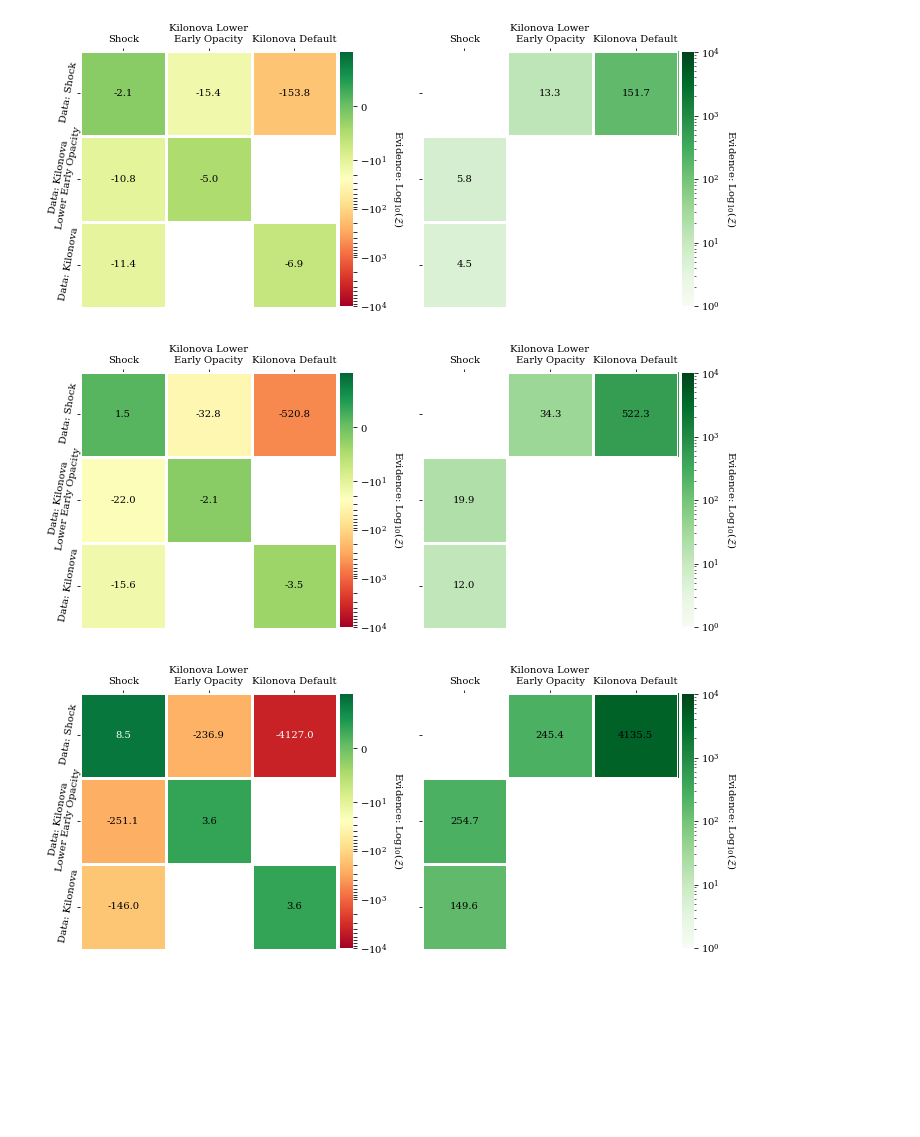
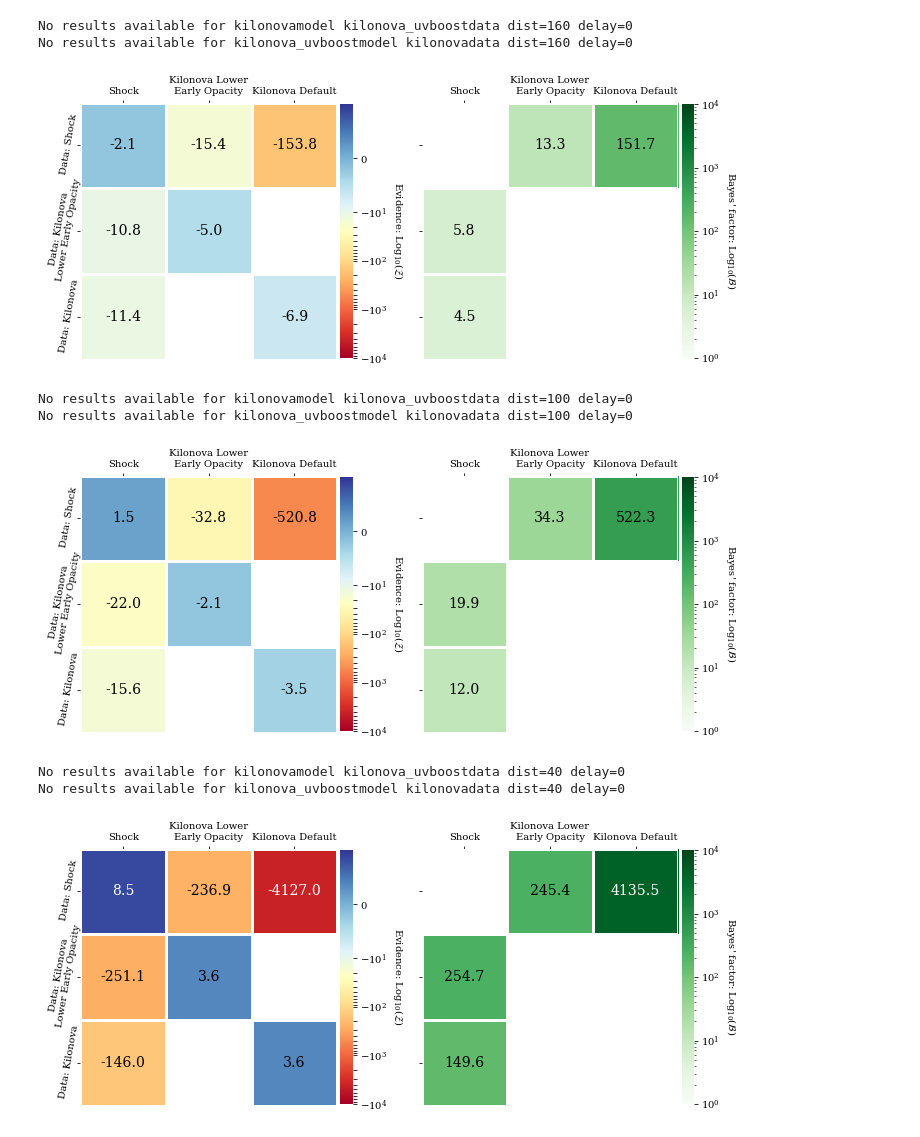
Before and after one commit to Basdorsman/kilonova-bayesian-analysis, a Jupyter notebook: post_processing/Heatmaps.ipynb, the cells around one changed output. Cells and saved outputs as stored; diff of their text form; code cells hidden in the pictures; blank space fills up the shorter version.

Commit message:
new heatmaps and cornerplots

```diff
--- a/post_processing/Heatmaps.ipynb
+++ b/post_processing/Heatmaps.ipynb
@@ -6,7 +6,7 @@ from heatmaps import heatmap, annotate_heatmap, getLogZ
 
 plt.rcParams["font.family"] = "serif"
 plt.rcParams["mathtext.fontset"] = "dejavuserif"
-cmaps= ("RdYlGn","Greens")
+cmaps= ("RdYlBu","Greens")
 yticklabelvisibles = (True, False)
 
 analysisModels = ['shock','kilonova_uvboost','kilonova']
@@ -14,35 +14,42 @@ analysisLabels=['Shock','Kilonova Lower\nEarly Opacity','Kilonova Default']
 
 dataModels = ['shock','kilonova_uvboost','kilonova']
 dataLabels=['Data: Shock','Data: Kilonova\nLower Early Opacity','Data: Kilonova']
+
+cbarlabels=["Evidence: Log$_{10}$($\mathcal{Z}$)","Bayes' factor: Log$_{10}$($\mathcal{B}$)"]
+
+fontsize_fields = 14
+threshold_textcolor = (0.75, 0.75)
 # %%
 dist = 160
 
 logz = np.asarray([[getLogZ(model,data,dist)[0] for model in analysisModels]
                    for data in dataModels])
 logb = np.asarray([[np.NaN,logz[0,0]-logz[0,1],logz[0,0]-logz[0,2]],
                    [logz[1,1]-logz[1,0],np.NaN,np.NaN],
                    [logz[2,2]-logz[2,0],np.NaN,np.NaN]])
 datas = (logz,logb)
 norms = (colors.SymLogNorm(linthresh=10, linscale=1,
                           vmin=-10**4,
                           vmax=10**1, base=10),
         colors.LogNorm(vmin=1,
                         vmax=10**4))
 
 fig, axes = plt.subplots(1,2,figsize=(10,5))
-for ax, data, norm, cmap, visible in zip(axes, datas, norms, cmaps, yticklabelvisibles):
+for ax, data, norm, cmap, visible, cbarlabel in zip(axes, datas, norms, cmaps, yticklabelvisibles, cbarlabels):
     im, cbar = heatmap(data, dataLabels, analysisLabels, ax=ax, cmap=cmap,
                        norm=norm,
                     cbar_kw={'drawedges':False, 'pad':0.01, 'shrink':0.75},
-                    cbarlabel="Evidence: Log$_{10}$($\mathcal{Z}$)",
+                    cbarlabel=cbarlabel,
                     yticklabelvisible=visible)
-    annotate_heatmap(im, data, threshold=0.5, valfmt="{x:.1f}")
+    annotate_heatmap(im, data, threshold=threshold_textcolor, valfmt="{x:.1f}", fontsize=fontsize_fields)
 
 fig.tight_layout()
 plt.show()
 fig.savefig(f'./plots/heatmap_{dist}Mpc.png',dpi=300,pad_inches=0.3,bbox_inches='tight')
 # %% [output]
+No results available for kilonovamodel kilonova_uvboostdata dist=160 delay=0
+No results available for kilonova_uvboostmodel kilonovadata dist=160 delay=0
-[figure, old version]
+[figure, new version]
 # %%
 dist = 100
 
@@ -59,19 +66,21 @@ norms = (colors.SymLogNorm(linthresh=10, linscale=1,
                         vmax=10**4))
 
 fig, axes = plt.subplots(1,2,figsize=(10,5))
-for ax, data, norm, cmap, visible in zip(axes, datas, norms, cmaps, yticklabelvisibles):
+for ax, data, norm, cmap, visible, cbarlabel in zip(axes, datas, norms, cmaps, yticklabelvisibles, cbarlabels):
     im, cbar = heatmap(data, dataLabels, analysisLabels, ax=ax, cmap=cmap,
                        norm=norm,
                     cbar_kw={'drawedges':False, 'pad':0.01, 'shrink':0.75},
-                    cbarlabel="Evidence: Log$_{10}$($\mathcal{Z}$)",
+                    cbarlabel=cbarlabel,
                     yticklabelvisible=visible)
-    annotate_heatmap(im, data, threshold=0.5, valfmt="{x:.1f}")
+    annotate_heatmap(im, data, threshold=threshold_textcolor, valfmt="{x:.1f}", fontsize=fontsize_fields)
 
 fig.tight_layout()
 plt.show()
 fig.savefig(f'./plots/heatmap_{dist}Mpc.png',dpi=300,pad_inches=0.3,bbox_inches='tight')
 # %% [output]
+No results available for kilonovamodel kilonova_uvboostdata dist=100 delay=0
+No results available for kilonova_uvboostmodel kilonovadata dist=100 delay=0
-[figure, old version]
+[figure, new version]
 # %%
 dist = 40
 
@@ -88,16 +97,18 @@ norms = (colors.SymLogNorm(linthresh=10, linscale=1,
                         vmax=10**4))
 
 fig, axes = plt.subplots(1,2,figsize=(10,5))
-for ax, data, norm, cmap, visible in zip(axes, datas, norms, cmaps, yticklabelvisibles):
+for ax, data, norm, cmap, visible, cbarlabel in zip(axes, datas, norms, cmaps, yticklabelvisibles, cbarlabels):
     im, cbar = heatmap(data, dataLabels, analysisLabels, ax=ax, cmap=cmap,
                        norm=norm,
                     cbar_kw={'drawedges':False, 'pad':0.01, 'shrink':0.75},
-                    cbarlabel="Evidence: Log$_{10}$($\mathcal{Z}$)",
+                    cbarlabel=cbarlabel,
                     yticklabelvisible=visible)
-    annotate_heatmap(im, data, threshold=0.5, valfmt="{x:.1f}")
+    annotate_heatmap(im, data, threshold=threshold_textcolor, valfmt="{x:.1f}", fontsize=fontsize_fields)
 
 fig.tight_layout()
 plt.show()
 fig.savefig(f'./plots/heatmap_{dist}Mpc.png',dpi=300,pad_inches=0.3,bbox_inches='tight')
 # %% [output]
+No results available for kilonovamodel kilonova_uvboostdata dist=40 delay=0
+No results available for kilonova_uvboostmodel kilonovadata dist=40 delay=0
-[figure, old version]
+[figure, new version]
```
Also changed, not shown: parts of 4 cells of this notebook, 6 other files.
